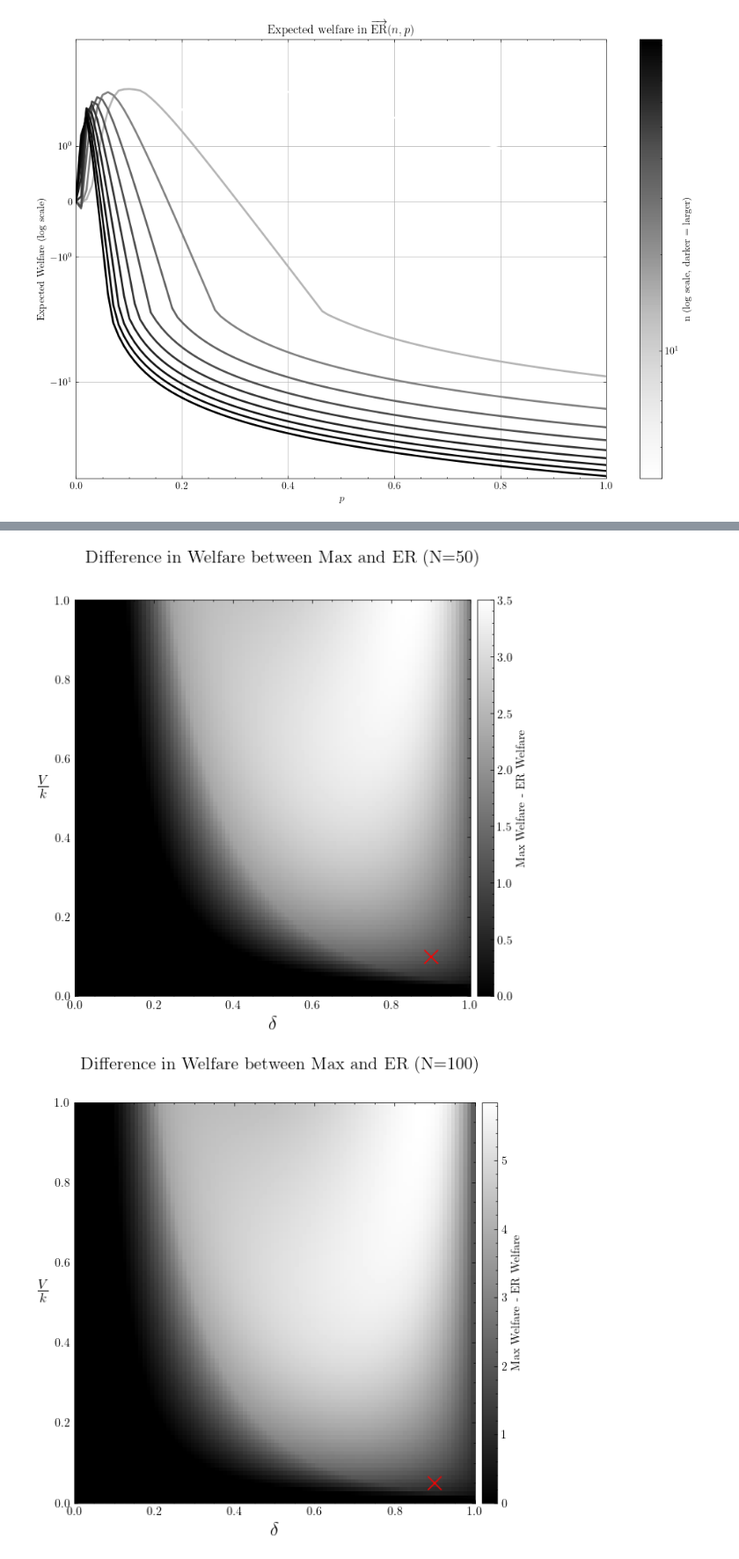
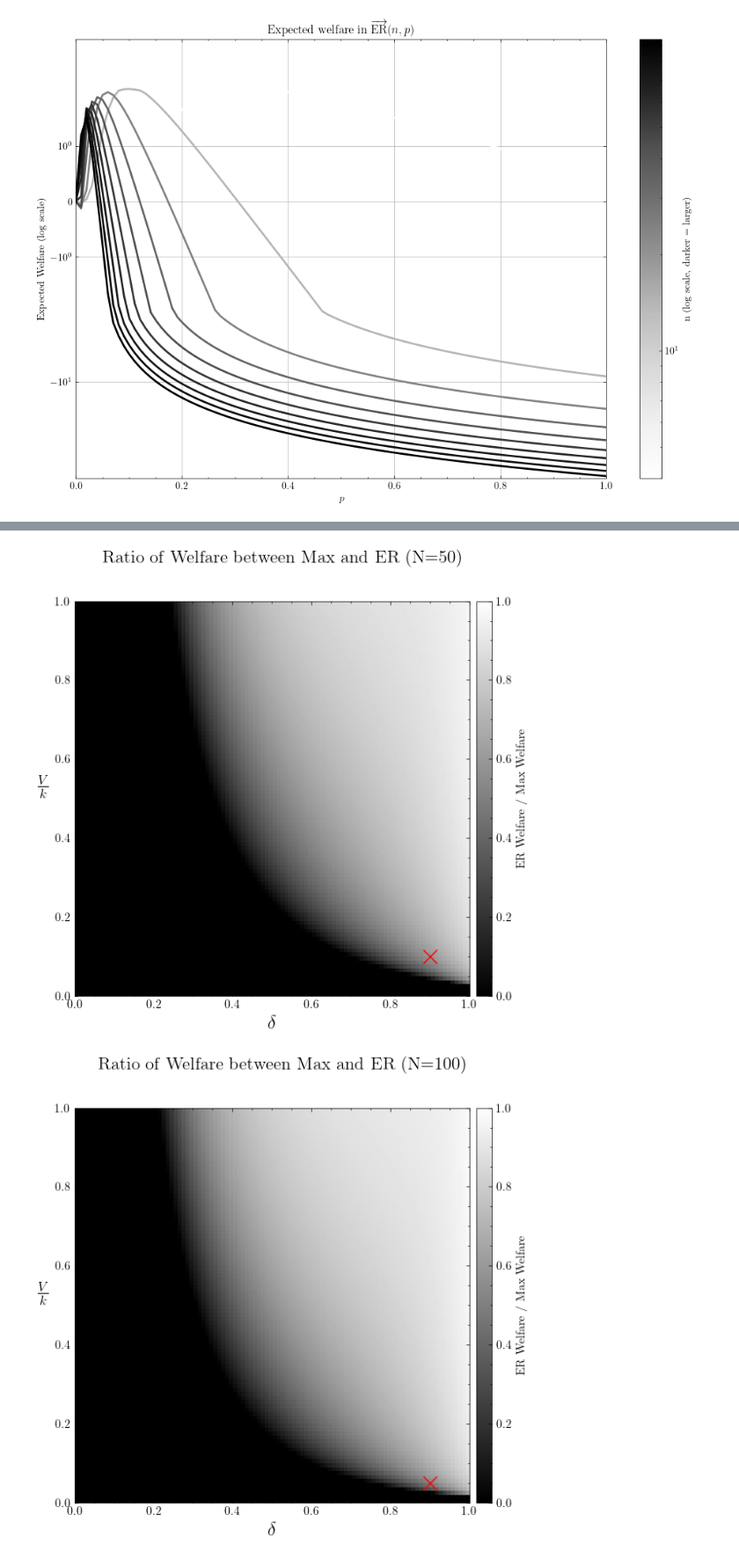
Before and after one commit to hdahmou/Network_creation, a Jupyter notebook: notebooks/er_payoff.ipynb, the cells around one changed output, grey strips where cells are left out. Shown at 88% size. Drawn from its saved outputs; the diff is of its cells as text; code cells hidden in the pictures.

Commit message:
chore: update the notebooks and clean a couple of figures

```diff
--- a/notebooks/er_payoff.ipynb
+++ b/notebooks/er_payoff.ipynb
@@ -84,7 +84,7 @@ for N in [10, 50, 100]:
         ],
         dtype=float,
     )
-    diff = max_payoff - er_payoff
+    ratio = er_payoff / (max_payoff + 1e-9)
 
     ncols = 1
     fig, ax = plt.subplots(nrows=1, ncols=ncols, figsize=(6 * ncols, 6), sharex=True, sharey=True)  # type: ignore
@@ -92,21 +92,23 @@ for N in [10, 50, 100]:
         ax: List[plt.Axes] = [ax]
 
     im0 = ax[0].imshow(
-        diff,
+        ratio,
         origin="lower",
         aspect="equal",
         extent=(0.0, 1.0, 0.0, 1.0),
         cmap="gray",
+        vmin=0.0,
+        vmax=1.0,
     )
     ax[0].set_box_aspect(1)
     div0 = make_axes_locatable(ax[0])
     cax0 = div0.append_axes("right", size="4%", pad=0.08)
-    fig.colorbar(im0, cax=cax0, label="Max Welfare - ER Welfare")
+    fig.colorbar(im0, cax=cax0, label="ER Welfare / Max Welfare")
     ax[0].set_xlabel(r"$\delta$", size=16)
     ax[0].set_ylabel(r"$\frac{V}{k}$", size=16, rotation=0, labelpad=10)
     ax[0].plot(0.9, 10 / (2 * N), "x", color="red", markersize=12)
 
-    fig.suptitle(f"Difference in Welfare between Max and ER (N={N})", size=15)
+    fig.suptitle(f"Ratio of Welfare between Max and ER (N={N})", size=15)
     plt.tight_layout()
     plt.show()
 # %% [output]
@@ -114,5 +116,5 @@ for N in [10, 50, 100]:
-[figure, old version]
+[figure, new version]
-[figure, old version]
+[figure, new version]
 # %%
 distance_discount = 0.9
 for N in [10, 50, 100]:
```
Also changed, not shown: parts of 2 cells of this notebook, 5 other files.
